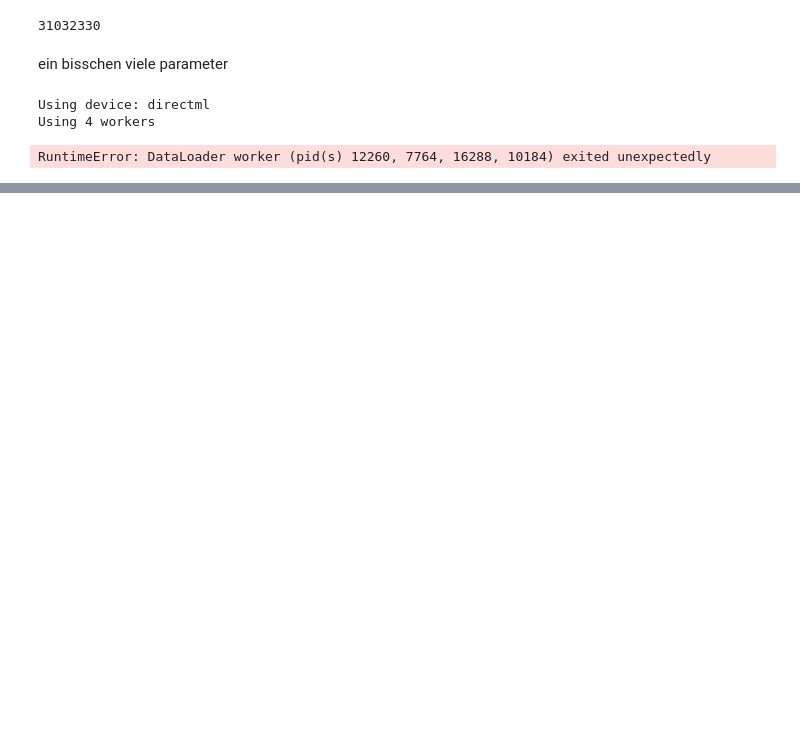
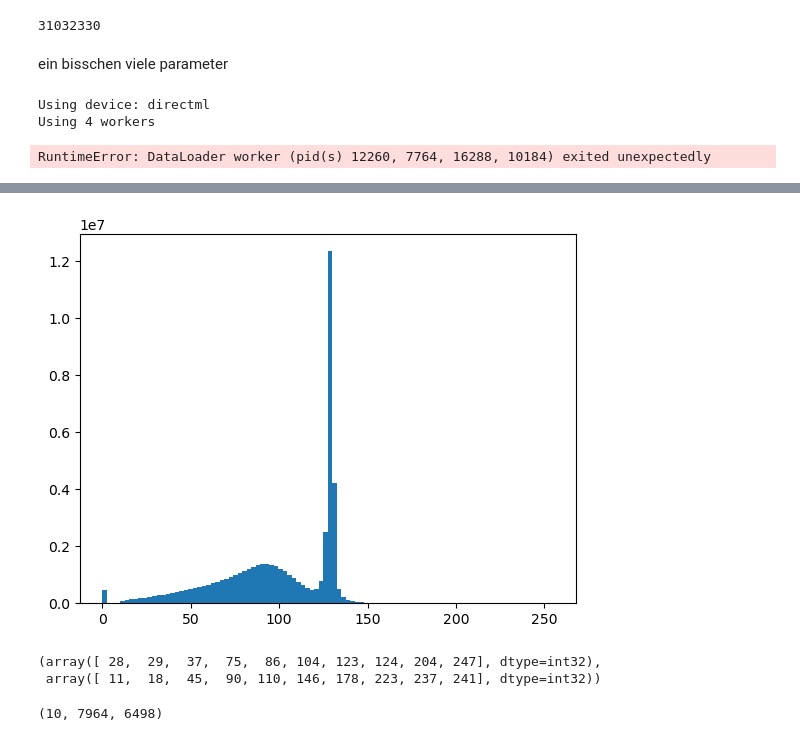
Before and after one commit to Friedrich-Jahns/Projektpraktikum_Master, a Jupyter notebook: code/PP_V1.ipynb, the cells around one changed output, grey strips where cells are left out. Drawn from its saved outputs; the diff is of its cells as text; code cells hidden in the pictures; blank space fills up the shorter version.

```diff
--- a/code/PP_V1.ipynb
+++ b/code/PP_V1.ipynb
@@ -720,0 +759,16 @@ RuntimeError: DataLoader worker (pid(s) 12260, 7764, 16288, 10184) exited unexpe
+# %%
+import matplotlib.pyplot as plt
+import numpy as np
+import os
+import tqdm
+import h5py
+from PIL import Image
+import napari
+from pathlib import Path
+
+cwd = Path.cwd()
+path = Path('PE-2025-01953-M_00_s0060_PM_Complete_Transmittance_Stitched_Flat_v000.h5')
+fullpath = Path.cwd().parent/f'data/{path}'
+File = h5py.File(fullpath)
+img = np.array(File["Image"])
+img
@@ -720,0 +783,23 @@ RuntimeError: DataLoader worker (pid(s) 12260, 7764, 16288, 10184) exited unexpe
+# %%
+def rescale(img):
+	zwschn = (img - np.min(img))
+	return zwschn / np.max(zwschn) * 255
+bins = 100
+hist_xy = plt.hist(rescale(img.ravel()), bins)
+plt.show()
+# %% [output]
+[figure, added]
+# %%
+# zufällige intervalle bestimmen
+
+peaks = np.sort(np.random.randint(0, 256, 10))
+intervals = np.sort(np.random.randint(0, 256, 10))
+peaks, intervals
+# %% [output]
+(array([ 28,  29,  37,  75,  86, 104, 123, 124, 204, 247], dtype=int32),
+ array([ 11,  18,  45,  90, 110, 146, 178, 223, 237, 241], dtype=int32))
+# %%
+masks = np.empty((len(intervals), *img.shape))
+masks.shape
+# %% [output]
+(10, 7964, 6498)
```
Also changed, not shown: parts of 9 cells of this notebook.
